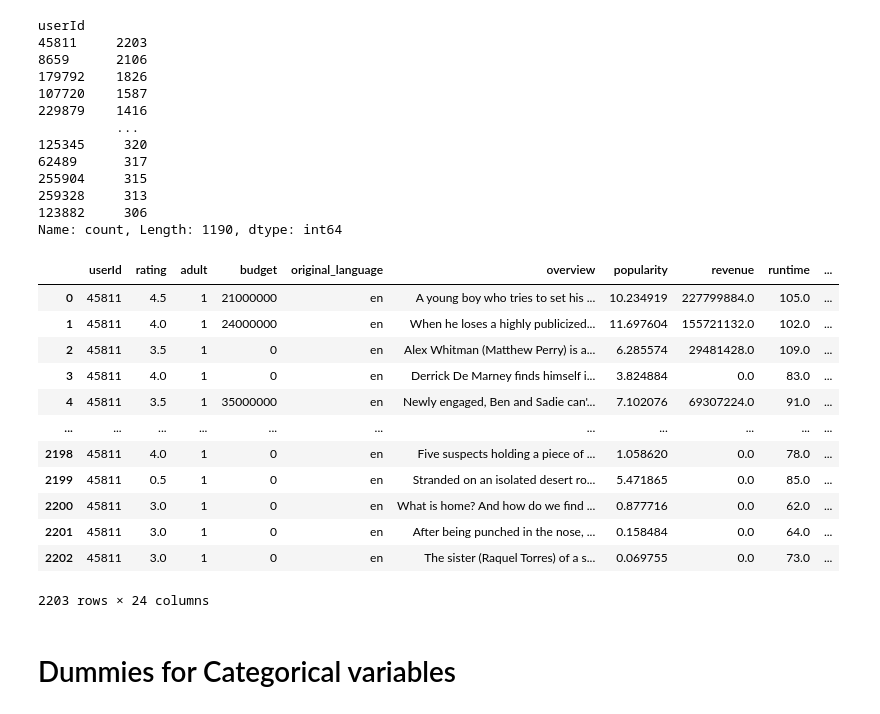
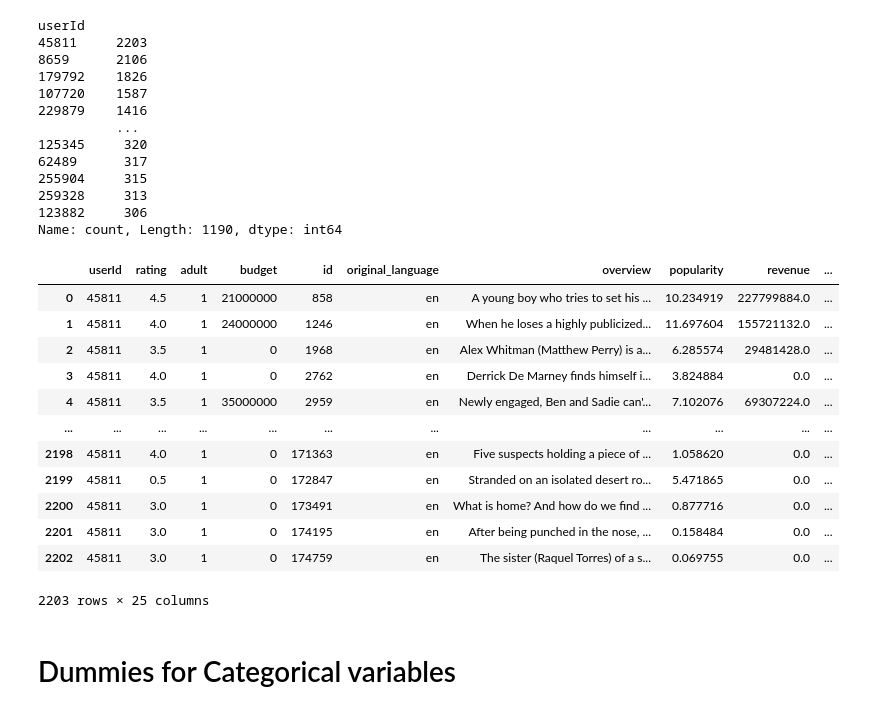
Before and after one commit to naozitios/movie_recommender, a Jupyter notebook: neural_nets.ipynb, the cells around one changed output. Drawn from its saved outputs; the diff is of its cells as text; code cells hidden in the pictures.

```diff
--- a/neural_nets.ipynb
+++ b/neural_nets.ipynb
@@ -73,7 +73,7 @@ memory usage: 138.7+ MB
 ## remove unecessary columns
 for the sake of being neat
 # %%
-cols_to_drop = ["genres", "imdb_id", "id", "production_companies", "production_countries", "spoken_languages", "keywords", "release_date"]
+cols_to_drop = ["genres", "imdb_id", "production_companies", "production_countries", "spoken_languages", "keywords", "release_date"]
 df = df.drop(columns=cols_to_drop)
 df
 # %% [output]
@@ -110,22 +110,22 @@ userId
 Name: count, Length: 1190, dtype: int64
 # %%
 oneDs = df[df["userId"] == 45811].reset_index(drop=True)
-oneDs['likeMovie'] = oneDs['rating'] > 4
+oneDs['likeMovie'] = oneDs['rating'] >= 4
 oneDs
 # %% [output]
-|  | userId | rating | adult | budget | original_language | overview | popularity | revenue | runtime | ... |
-| 0 | 45811 | 4.5 | 1 | 21000000 | en | A young boy who tries to set his ... | 10.234919 | 227799884.0 | 105.0 | ... |
-| 1 | 45811 | 4.0 | 1 | 24000000 | en | When he loses a highly publicized... | 11.697604 | 155721132.0 | 102.0 | ... |
-| 2 | 45811 | 3.5 | 1 | 0 | en | Alex Whitman (Matthew Perry) is a... | 6.285574 | 29481428.0 | 109.0 | ... |
-| 3 | 45811 | 4.0 | 1 | 0 | en | Derrick De Marney finds himself i... | 3.824884 | 0.0 | 83.0 | ... |
-| 4 | 45811 | 3.5 | 1 | 35000000 | en | Newly engaged, Ben and Sadie can'... | 7.102076 | 69307224.0 | 91.0 | ... |
+|  | userId | rating | adult | budget | id | original_language | overview | popularity | revenue | ... |
+| 0 | 45811 | 4.5 | 1 | 21000000 | 858 | en | A young boy who tries to set his ... | 10.234919 | 227799884.0 | ... |
+| 1 | 45811 | 4.0 | 1 | 24000000 | 1246 | en | When he loses a highly publicized... | 11.697604 | 155721132.0 | ... |
+| 2 | 45811 | 3.5 | 1 | 0 | 1968 | en | Alex Whitman (Matthew Perry) is a... | 6.285574 | 29481428.0 | ... |
+| 3 | 45811 | 4.0 | 1 | 0 | 2762 | en | Derrick De Marney finds himself i... | 3.824884 | 0.0 | ... |
+| 4 | 45811 | 3.5 | 1 | 35000000 | 2959 | en | Newly engaged, Ben and Sadie can'... | 7.102076 | 69307224.0 | ... |
 | ... | ... | ... | ... | ... | ... | ... | ... | ... | ... | ... |
-| 2198 | 45811 | 4.0 | 1 | 0 | en | Five suspects holding a piece of ... | 1.058620 | 0.0 | 78.0 | ... |
-| 2199 | 45811 | 0.5 | 1 | 0 | en | Stranded on an isolated desert ro... | 5.471865 | 0.0 | 85.0 | ... |
-| 2200 | 45811 | 3.0 | 1 | 0 | en | What is home? And how do we find ... | 0.877716 | 0.0 | 62.0 | ... |
-| 2201 | 45811 | 3.0 | 1 | 0 | en | After being punched in the nose, ... | 0.158484 | 0.0 | 64.0 | ... |
-| 2202 | 45811 | 3.0 | 1 | 0 | en | The sister (Raquel Torres) of a s... | 0.069755 | 0.0 | 73.0 | ... |
+| 2198 | 45811 | 4.0 | 1 | 0 | 171363 | en | Five suspects holding a piece of ... | 1.058620 | 0.0 | ... |
+| 2199 | 45811 | 0.5 | 1 | 0 | 172847 | en | Stranded on an isolated desert ro... | 5.471865 | 0.0 | ... |
+| 2200 | 45811 | 3.0 | 1 | 0 | 173491 | en | What is home? And how do we find ... | 0.877716 | 0.0 | ... |
+| 2201 | 45811 | 3.0 | 1 | 0 | 174195 | en | After being punched in the nose, ... | 0.158484 | 0.0 | ... |
+| 2202 | 45811 | 3.0 | 1 | 0 | 174759 | en | The sister (Raquel Torres) of a s... | 0.069755 | 0.0 | ... |
-2203 rows × 24 columns
+2203 rows × 25 columns
 # %%
 # oneDs.to_csv("oneDs.csv", index=False)
 # %% [markdown]
```
Also changed, not shown: parts of 4 cells of this notebook.
